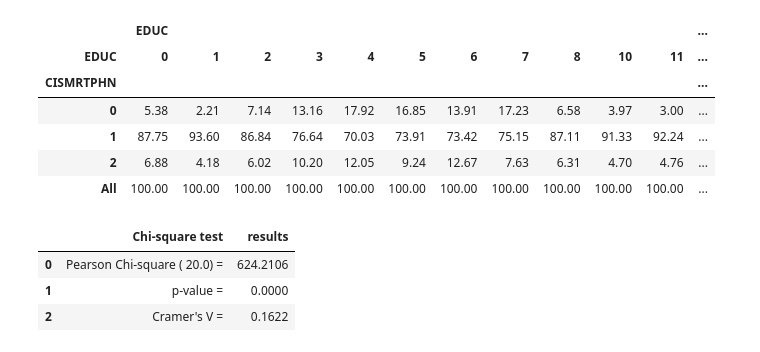
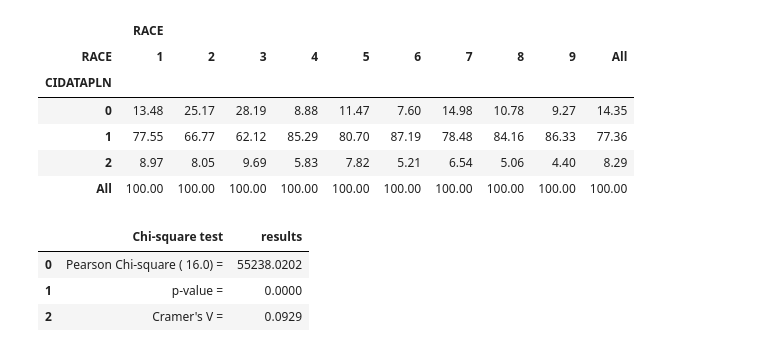
Before and after one commit to mbransons/DataFundamentalsCourse, a Jupyter notebook: week8/assignment6.ipynb, the cells around one changed output. Cells and saved outputs as stored; diff of their text form; code cells hidden in the pictures.

```diff
--- a/week8/assignment6.ipynb
+++ b/week8/assignment6.ipynb
@@ -38,0 +47,3 @@ IPUMS_df = pd.read_csv('/content/drive/MyDrive/Data/usa_00003.csv')
+# %%
+ddi_codebook = readers.read_ipums_ddi('data/usa_00004.xml')
+IPUMS_df = readers.read_microdata(ddi_codebook, 'https://makercommons.org/data/usa_00004.dat.zip')
@@ -159,18 +161,18 @@ sigtab
 # %%
-crosstab, sigtab = rp.crosstab(IPUMS_df.CISMRTPHN, IPUMS_df.EDUC, prop='col', test='chi-square')
+crosstab, sigtab = rp.crosstab(IPUMS_df.CIDATAPLN, IPUMS_df.RACE, prop='col', test='chi-square')
 crosstab
 # %% [output]
-|  | EDUC |  |  |  |  |  |  |  |  |  |  | ... |
-| EDUC | 0 | 1 | 2 | 3 | 4 | 5 | 6 | 7 | 8 | 10 | 11 | ... |
-| CISMRTPHN |  |  |  |  |  |  |  |  |  |  |  | ... |
-| 0 | 5.38 | 2.21 | 7.14 | 13.16 | 17.92 | 16.85 | 13.91 | 17.23 | 6.58 | 3.97 | 3.00 | ... |
-| 1 | 87.75 | 93.60 | 86.84 | 76.64 | 70.03 | 73.91 | 73.42 | 75.15 | 87.11 | 91.33 | 92.24 | ... |
-| 2 | 6.88 | 4.18 | 6.02 | 10.20 | 12.05 | 9.24 | 12.67 | 7.63 | 6.31 | 4.70 | 4.76 | ... |
-| All | 100.00 | 100.00 | 100.00 | 100.00 | 100.00 | 100.00 | 100.00 | 100.00 | 100.00 | 100.00 | 100.00 | ... |
+|  | RACE |  |  |  |  |  |  |  |  |  |
+| RACE | 1 | 2 | 3 | 4 | 5 | 6 | 7 | 8 | 9 | All |
+| CIDATAPLN |  |  |  |  |  |  |  |  |  |  |
+| 0 | 13.48 | 25.17 | 28.19 | 8.88 | 11.47 | 7.60 | 14.98 | 10.78 | 9.27 | 14.35 |
+| 1 | 77.55 | 66.77 | 62.12 | 85.29 | 80.70 | 87.19 | 78.48 | 84.16 | 86.33 | 77.36 |
+| 2 | 8.97 | 8.05 | 9.69 | 5.83 | 7.82 | 5.21 | 6.54 | 5.06 | 4.40 | 8.29 |
+| All | 100.00 | 100.00 | 100.00 | 100.00 | 100.00 | 100.00 | 100.00 | 100.00 | 100.00 | 100.00 |
 # %%
 sigtab
 # %% [output]
 |  | Chi-square test | results |
-| 0 | Pearson Chi-square ( 20.0) = | 624.2106 |
+| 0 | Pearson Chi-square ( 16.0) = | 55238.0202 |
 | 1 | p-value = | 0.0000 |
-| 2 | Cramer's V = | 0.1622 |
+| 2 | Cramer's V = | 0.0929 |
```
Also changed, not shown: parts of 30 cells of this notebook, 3 other files.
